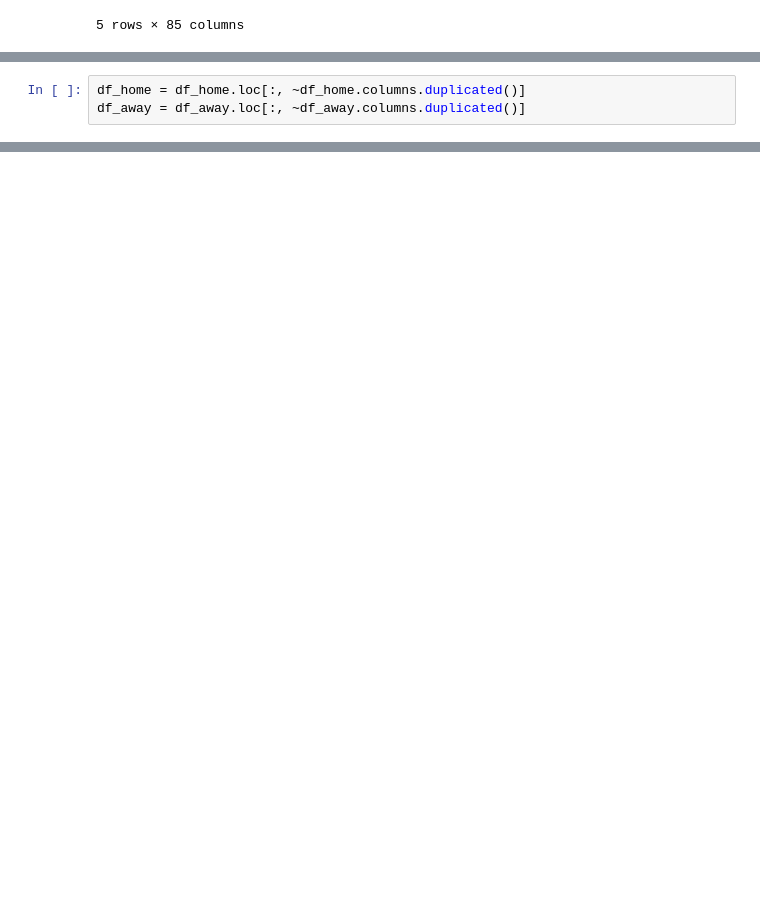
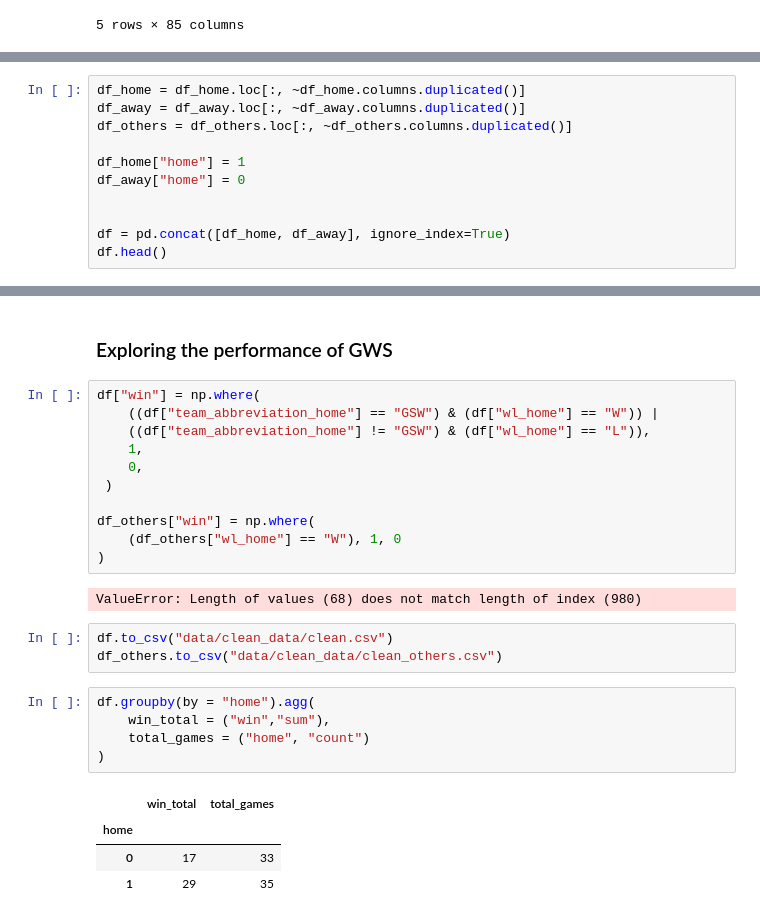
Before and after one commit to daniloldn/EDA, a Jupyter notebook: eda.ipynb, the cells around one changed output, grey strips where cells are left out. Saved outputs shown, nothing was run; the diff lists cells and outputs as text; blank space fills up the shorter version.

```diff
--- a/eda.ipynb
+++ b/eda.ipynb
@@ -61,3 +83,11 @@ df_away.head()
 # %%
 df_home = df_home.loc[:, ~df_home.columns.duplicated()]
 df_away = df_away.loc[:, ~df_away.columns.duplicated()]
+df_others = df_others.loc[:, ~df_others.columns.duplicated()]
+
+df_home["home"] = 1
+df_away["home"] = 0
+
+
+df = pd.concat([df_home, df_away], ignore_index=True)
+df.head()
@@ -63,0 +125,28 @@ df_away = df_away.loc[:, ~df_away.columns.duplicated()]
+# %% [markdown]
+### Exploring the performance of GWS
+# %%
+df["win"] = np.where(
+    ((df["team_abbreviation_home"] == "GSW") & (df["wl_home"] == "W")) |
+    ((df["team_abbreviation_home"] != "GSW") & (df["wl_home"] == "L")),
+    1,
+    0,
+ )
+
+df_others["win"] = np.where(
+    (df_others["wl_home"] == "W"), 1, 0
+)
+# %% [output]
+ValueError: Length of values (68) does not match length of index (980)
+# %%
+df.to_csv("data/clean_data/clean.csv")
+df_others.to_csv("data/clean_data/clean_others.csv")
+# %%
+df.groupby(by = "home").agg(
+    win_total = ("win","sum"),
+    total_games = ("home", "count")
+)
+# %% [output]
+|  | win_total | total_games |
+| home |  |  |
+| 0 | 17 | 33 |
+| 1 | 29 | 35 |
```
Also changed, not shown: parts of 6 cells of this notebook, 1 other file.
